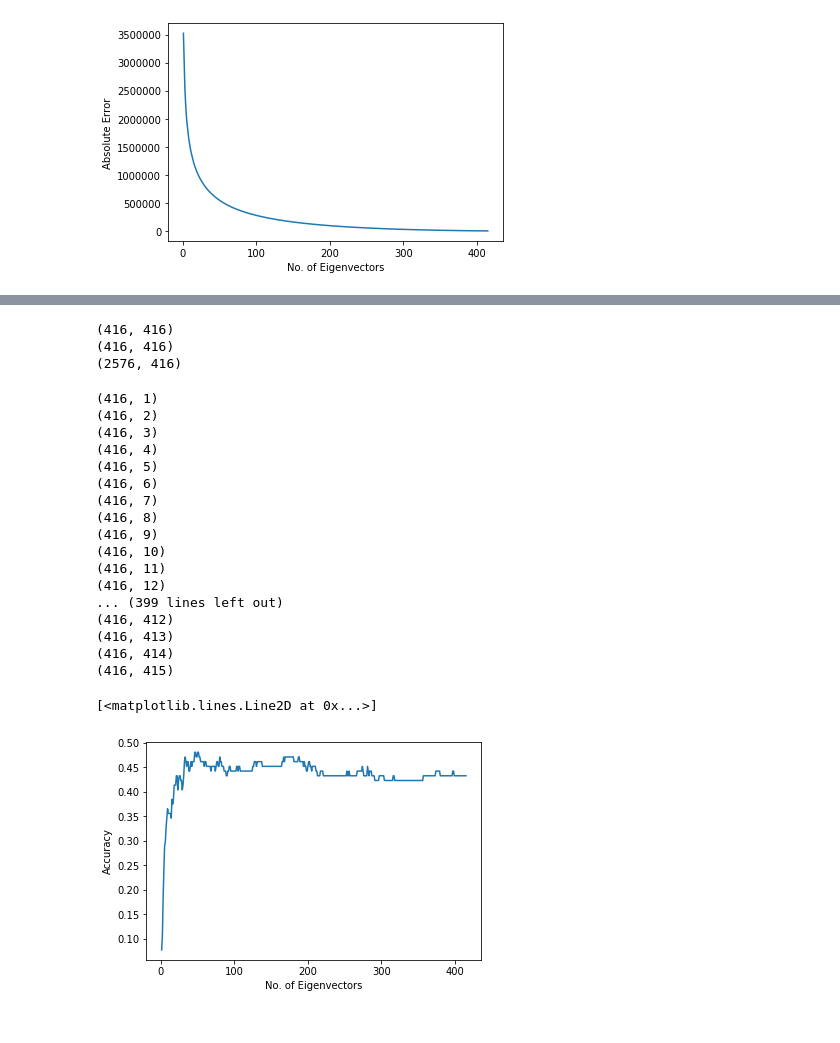
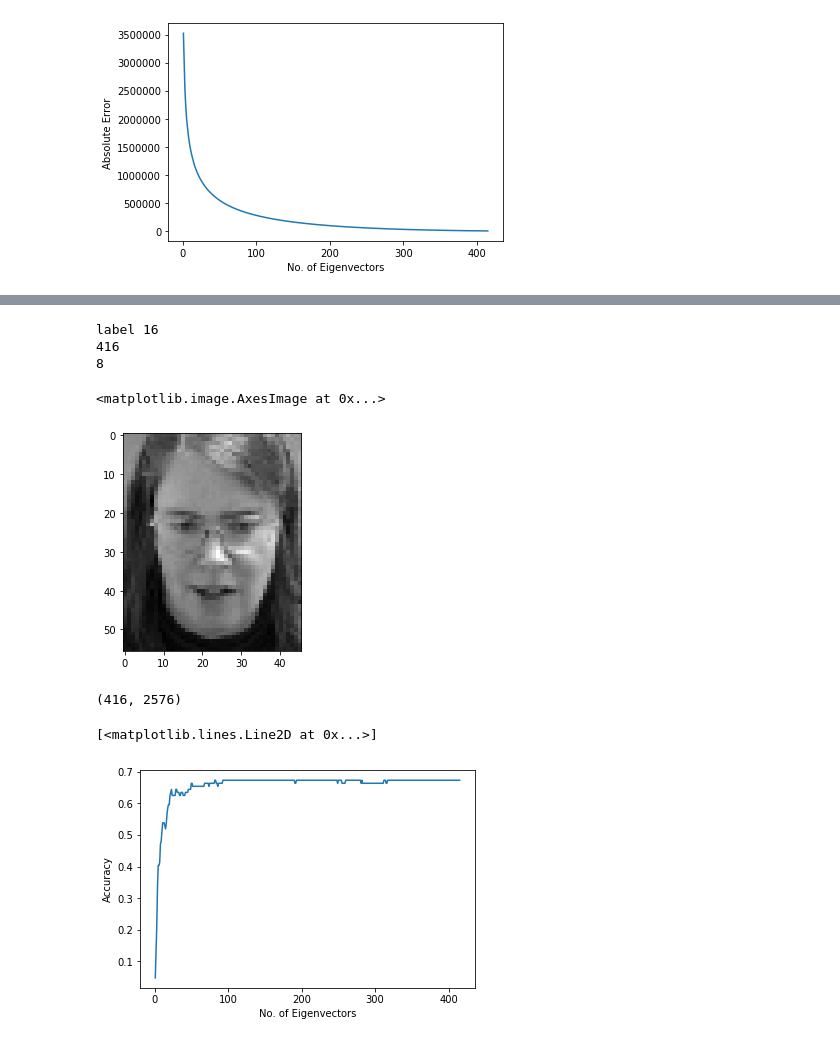
Before and after one commit to pedromonteiro18/Pattern_Recognition, a Jupyter notebook: Coursework.ipynb, the cells around one changed output, grey strips where cells are left out. Drawn from its saved outputs; the diff is of its cells as text; code cells hidden in the pictures.

```diff
--- a/Coursework.ipynb
+++ b/Coursework.ipynb
@@ -207,63 +203,64 @@ plt.imshow(image.T, cmap= 'gist_gray')
+# %%
+test_faces_normalized = np.array(list(map(lambda x: x - avg, data_test)))
+W_test = np.dot(test_faces_normalized, eigvecsM.T)
+label = get_neighbors(W, label_train, W_test, 1, distance=distance)
+
+label = label[30]
+output = []
+print("label",label)
+print(len(dataLabel))
+for i in dataLabel:
+    dat, lab = i
+    if lab == label:
+        output.append(np.reshape(dat,(2576,1)))
+print(len(output))
+# image = data_train[:,13]
+# print(image.shape)
+image = np.reshape(output[0],(46,56))
+plt.imshow(image.T, cmap= 'gist_gray')
+# %% [output]
+label 16
+416
+8
+<matplotlib.image.AxesImage at 0x...>
+[figure, added]
 # %%
 Meigvals_new, Meigvecs_new = np.linalg.eig(S2)
+Meigvecs_new = preprocessing.normalize(np.real(np.dot(A, Meigvecs_new).T))
 idx = Meigvals_new.argsort()[::-1]
 Meigvals_new = Meigvals_new[idx]
-print(Meigvecs_new.shape)
 Meigvecs_new  = Meigvecs_new[idx, :]
 print(Meigvecs_new.shape)
-Meigvecs_new = Meigvecs_new.astype(float)
-Meigvecs_new = preprocessing.normalize(np.dot(A, Meigvecs_new))
-print(Meigvecs_new.shape)
 # %% [output]
-(416, 416)
-(416, 416)
-(2576, 416)
+(416, 2576)
 # %%
 x=[]
 y=[]
 for M in range(1,416):
-  eigvecsM = Meigvecs_new.T[:M]
+  eigvecsM = Meigvecs_new[:M]
   # eigvecsM = preprocessing.normalize(np.dot(A, eigvecsM.T))
   # print(A.shape, eigvecsM.shape)
   total = 0
   correct = 0
 
   W = np.dot(A.T, eigvecsM.T)
-  print(W.shape)
+
+  test_faces_normalized = np.array(list(map(lambda x: x - avg, data_test)))
+  W_test = np.dot(test_faces_normalized, eigvecsM.T)
+  labels = get_neighbors(W, label_train, W_test, 1, distance=distance)
   for test_index in range(len(data_test)):
-    test_face_normalized = data_test[test_index] - avg
-    W_test = np.dot(test_face_normalized, eigvecsM.T)
-    W_test = np.reshape(W_test,(-1,1)).T
-    label = get_neighbors(W, label_train, W_test, 1, distance=distance)
-    if label == label_test[test_index]:
+    if labels[test_index] == label_test[test_index]:
       correct += 1
     total += 1
   x.append(M)
   y.append(correct/total)
 
 plt.xlabel('No. of Eigenvectors')
 plt.ylabel('Accuracy')
 plt.plot(x,y)
 # %% [output]
-(416, 1)
-(416, 2)
-(416, 3)
-(416, 4)
-(416, 5)
-(416, 6)
-(416, 7)
-(416, 8)
-(416, 9)
-(416, 10)
-(416, 11)
-(416, 12)
-... (399 lines left out)
-(416, 412)
-(416, 413)
-(416, 414)
-(416, 415)
+[<matplotlib.lines.Line2D at 0x...>]
-[<matplotlib.lines.Line2D at 0x...>]
-[figure, old version]
+[figure, new version]
 # %%
 #---------------------------------- QUESTION 2 -------------------------------------------#
 # Split the data into 4 parts (104 images each)
```
Also changed, not shown: parts of 3 cells of this notebook.
